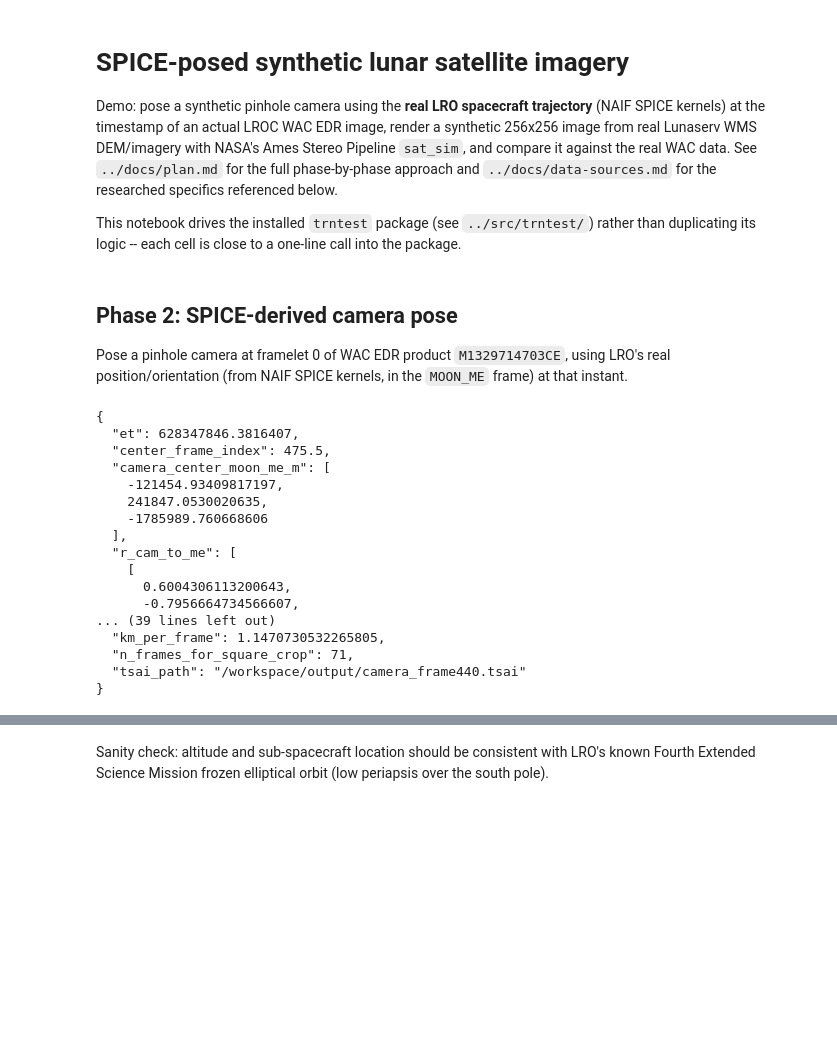
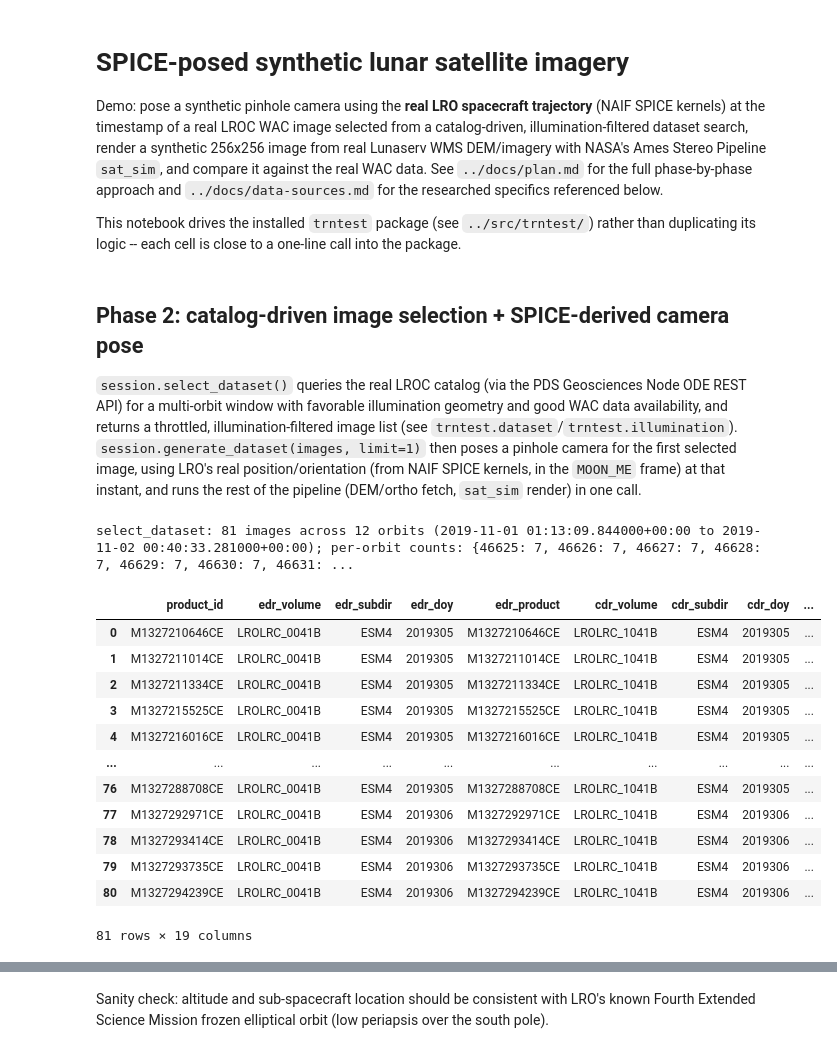
Before and after one commit to trey0/trntest, a Jupyter notebook: notebooks/lunar_sat_sim_demo.ipynb, the cells around one changed output, grey strips where cells are left out. Cells and saved outputs as stored; diff of their text form; code cells hidden in the pictures; blank space fills up the shorter version.

```diff
--- a/notebooks/lunar_sat_sim_demo.ipynb
+++ b/notebooks/lunar_sat_sim_demo.ipynb
@@ -1,7 +1,7 @@
 # %% [markdown]
 # SPICE-posed synthetic lunar satellite imagery
 
-Demo: pose a synthetic pinhole camera using the **real LRO spacecraft trajectory** (NAIF SPICE kernels) at the timestamp of an actual LROC WAC EDR image, render a synthetic 256x256 image from real Lunaserv WMS DEM/imagery with NASA's Ames Stereo Pipeline `sat_sim`, and compare it against the real WAC data. See `../docs/plan.md` for the full phase-by-phase approach and `../docs/data-sources.md` for the researched specifics referenced below.
+Demo: pose a synthetic pinhole camera using the **real LRO spacecraft trajectory** (NAIF SPICE kernels) at the timestamp of a real LROC WAC image selected from a catalog-driven, illumination-filtered dataset search, render a synthetic 256x256 image from real Lunaserv WMS DEM/imagery with NASA's Ames Stereo Pipeline `sat_sim`, and compare it against the real WAC data. See `../docs/plan.md` for the full phase-by-phase approach and `../docs/data-sources.md` for the researched specifics referenced below.
 
 This notebook drives the installed `trntest` package (see `../src/trntest/`) rather than duplicating its logic -- each cell is close to a one-line call into the package.
 # %%
@@ -14,27 +14,24 @@ from trntest import plotting
 session = trntest.Session()
 session.config.output_dir.mkdir(parents=True, exist_ok=True)
 # %% [markdown]
-## Phase 2: SPICE-derived camera pose
+## Phase 2: catalog-driven image selection + SPICE-derived camera pose
 
-Pose a pinhole camera at framelet 0 of WAC EDR product `M1329714703CE`, using LRO's real position/orientation (from NAIF SPICE kernels, in the `MOON_ME` frame) at that instant.
+`session.select_dataset()` queries the real LROC catalog (via the PDS Geosciences Node ODE REST API) for a multi-orbit window with favorable illumination geometry and good WAC data availability, and returns a throttled, illumination-filtered image list (see `trntest.dataset`/`trntest.illumination`). `session.generate_dataset(images, limit=1)` then poses a pinhole camera for the first selected image, using LRO's real position/orientation (from NAIF SPICE kernels, in the `MOON_ME` frame) at that instant, and runs the rest of the pipeline (DEM/ortho fetch, `sat_sim` render) in one call.
 # %%
-camera = session.build_camera()
-print(json.dumps(dataclasses.asdict(camera), indent=2, default=str))
+images = session.select_dataset(max_search_days=7)
+images
 # %% [output]
-{
-  "et": 628347846.3816407,
-  "center_frame_index": 475.5,
-  "camera_center_moon_me_m": [
-    -121454.93409817197,
-    241847.0530020635,
-    -1785989.760668606
-  ],
-  "r_cam_to_me": [
-    [
-      0.6004306113200643,
-      -0.7956664734566607,
-... (39 lines left out)
-  "km_per_frame": 1.1470730532265805,
-  "n_frames_for_square_crop": 71,
-  "tsai_path": "/workspace/output/camera_frame440.tsai"
-}
+select_dataset: 81 images across 12 orbits (2019-11-01 01:13:09.844000+00:00 to 2019-11-02 00:40:33.281000+00:00); per-orbit counts: {46625: 7, 46626: 7, 46627: 7, 46628: 7, 46629: 7, 46630: 7, 46631: ...
+|  | product_id | edr_volume | edr_subdir | edr_doy | edr_product | cdr_volume | cdr_subdir | cdr_doy | ... |
+| 0 | M1327210646CE | LROLRC_0041B | ESM4 | 2019305 | M1327210646CE | LROLRC_1041B | ESM4 | 2019305 | ... |
+| 1 | M1327211014CE | LROLRC_0041B | ESM4 | 2019305 | M1327211014CE | LROLRC_1041B | ESM4 | 2019305 | ... |
+| 2 | M1327211334CE | LROLRC_0041B | ESM4 | 2019305 | M1327211334CE | LROLRC_1041B | ESM4 | 2019305 | ... |
+| 3 | M1327215525CE | LROLRC_0041B | ESM4 | 2019305 | M1327215525CE | LROLRC_1041B | ESM4 | 2019305 | ... |
+| 4 | M1327216016CE | LROLRC_0041B | ESM4 | 2019305 | M1327216016CE | LROLRC_1041B | ESM4 | 2019305 | ... |
+| ... | ... | ... | ... | ... | ... | ... | ... | ... | ... |
+| 76 | M1327288708CE | LROLRC_0041B | ESM4 | 2019305 | M1327288708CE | LROLRC_1041B | ESM4 | 2019305 | ... |
+| 77 | M1327292971CE | LROLRC_0041B | ESM4 | 2019306 | M1327292971CE | LROLRC_1041B | ESM4 | 2019306 | ... |
+| 78 | M1327293414CE | LROLRC_0041B | ESM4 | 2019306 | M1327293414CE | LROLRC_1041B | ESM4 | 2019306 | ... |
+| 79 | M1327293735CE | LROLRC_0041B | ESM4 | 2019306 | M1327293735CE | LROLRC_1041B | ESM4 | 2019306 | ... |
+| 80 | M1327294239CE | LROLRC_0041B | ESM4 | 2019306 | M1327294239CE | LROLRC_1041B | ESM4 | 2019306 | ... |
+81 rows × 19 columns
```
Also changed, not shown: parts of 13 cells of this notebook, 15 other files.
